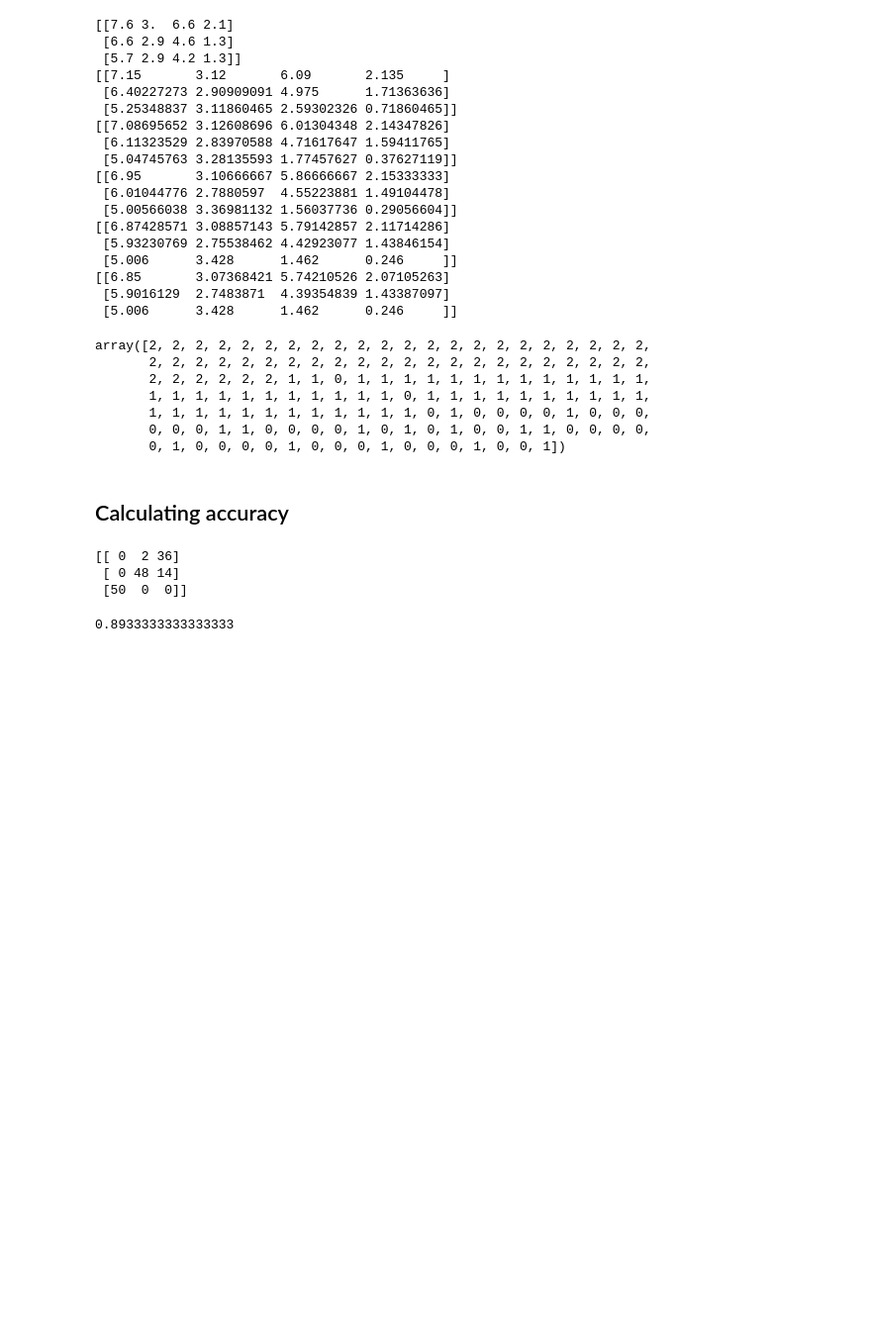
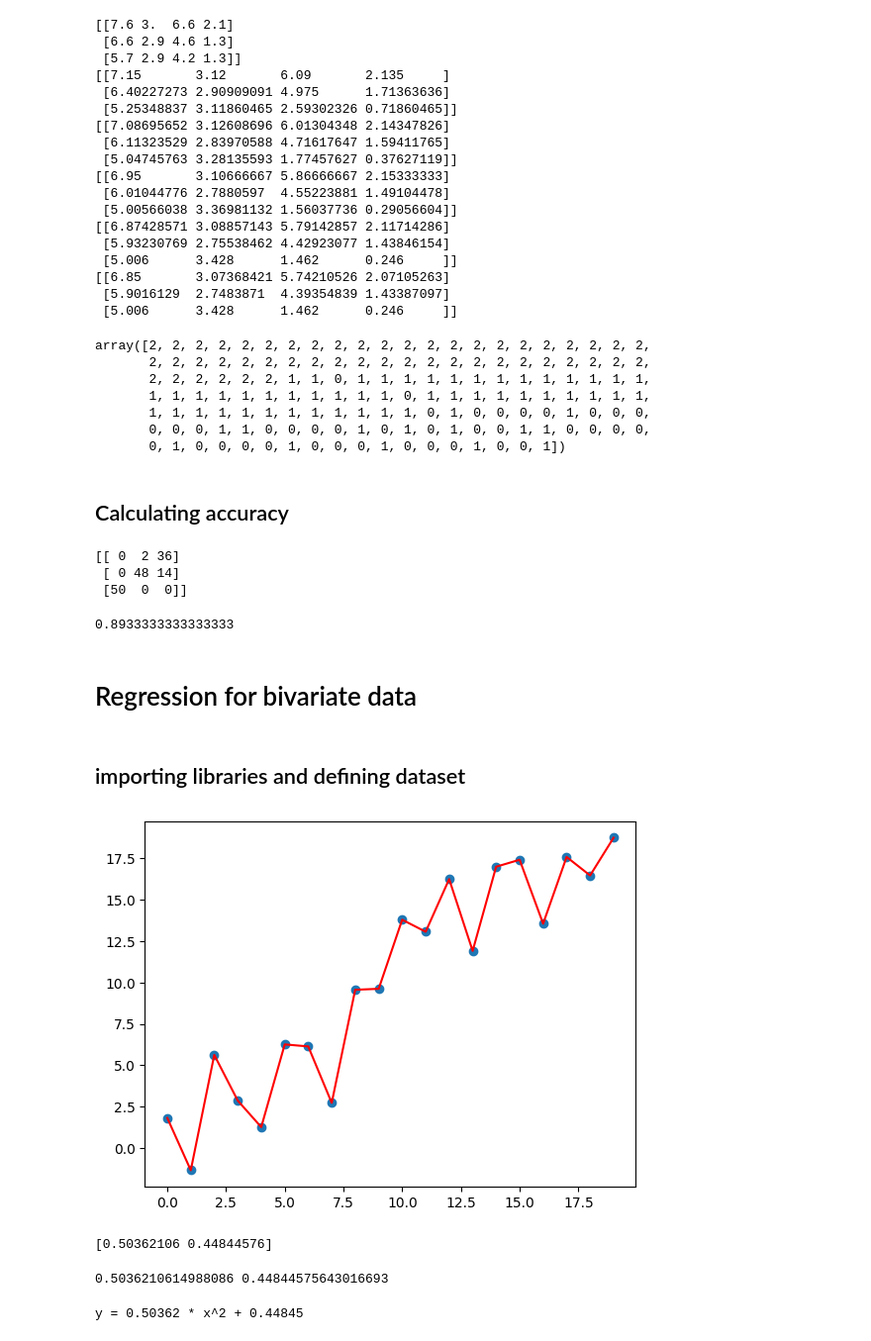
Before and after one commit to dvijkalsi/Learn-python, a Jupyter notebook: Pythonlabs/lab5(Kmeans_def).ipynb, the cells around one changed output. Shown: that part at 99% size. Cells and saved outputs as stored; diff of their text form; code cells hidden in the pictures; blank space fills up the shorter version.

Commit message:
added regression

```diff
--- a/Pythonlabs/lab5(Kmeans_def).ipynb
+++ b/Pythonlabs/lab5(Kmeans_def).ipynb
@@ -93,3 +93,17 @@ print(c)
 np.sum(c.ravel()[np.argpartition(c.ravel(), -n_clusters)[-n_clusters:]]) / len(y)
 # %% [output]
 0.8933333333333333
+# %% [markdown]
+# Regression for bivariate data
+# %% [markdown]
+## importing libraries and defining dataset
+# %%
+import matplotlib.pyplot as plt
+import numpy as np
+X, y = np.arange(20), (np.arange(20) + 10*(np.random.rand(20)- 0.5))
+r = np.random.rand(20)
+plt.scatter(X, y)
+plt.plot(X, y, color='red')
+plt.show()
+# %% [output]
+[figure, added]
@@ -95,0 +113,17 @@ np.sum(c.ravel()[np.argpartition(c.ravel(), -n_clusters)[-n_clusters:]]) / len(y
+# %%
+from scipy.optimize import curve_fit
+
+fit_res = curve_fit(objective, X, y)
+
+print(fit_res[0])
+# %% [output]
+[0.50362106 0.44844576]
+# %%
+a, b = fit_res[0]
+print(a, b)
+# %% [output]
+0.5036210614988086 0.44844575643016693
+# %%
+print('y = %.5f * x^2 + %.5f' % (a, b))
+# %% [output]
+y = 0.50362 * x^2 + 0.44845
```
Also changed, not shown: parts of 4 cells of this notebook.
